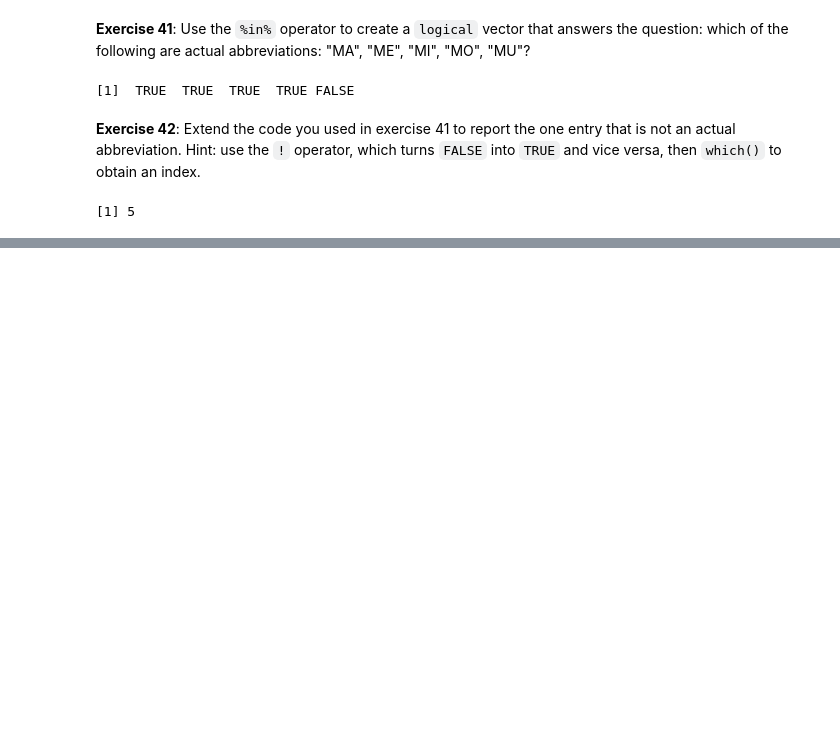
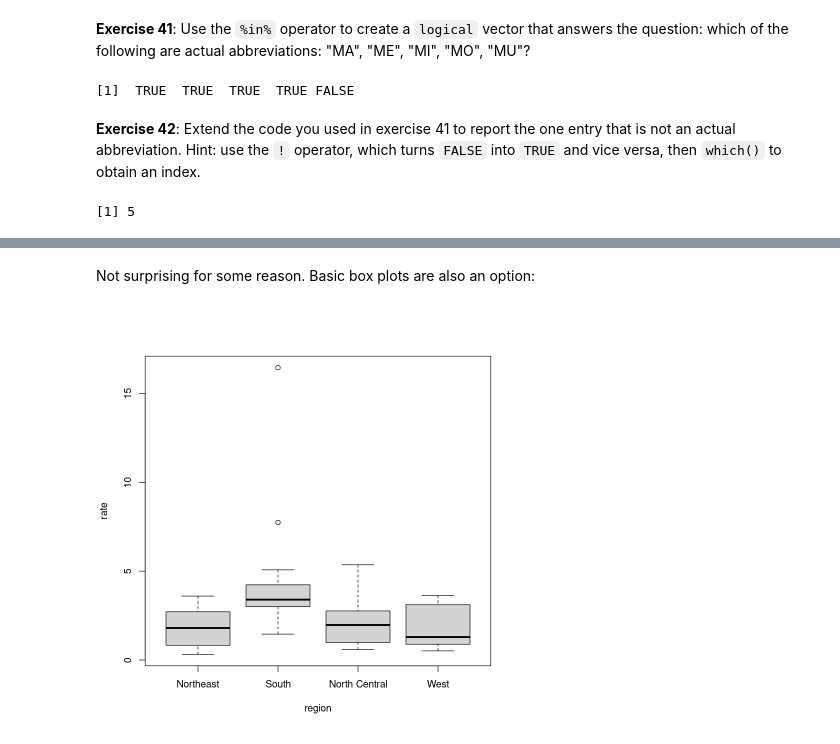
Before and after one commit to readyready15728/data-wrangling-and-visualization-with-r, a Jupyter notebook: 02_r_basics/02_r_basics.ipynb, the cells around one changed output, grey strips where cells are left out. Cells and saved outputs as stored; diff of their text form; code cells hidden in the pictures; blank space fills up the shorter version.

```diff
--- a/02_r_basics/02_r_basics.ipynb
+++ b/02_r_basics/02_r_basics.ipynb
@@ -1670,0 +1702,8 @@ which(!(c('MA', 'ME', 'MI', 'MO', 'MU') %in% murders$abb))
+# %% [markdown]
+Not surprising for some reason. Basic box plots are also an option:
+# %%
+murders$rate <- with(murders, total / population * 10^5)
+par(bg = 'white')
+boxplot(rate ~ region, data=murders)
+# %% [output]
+[figure, added]
```
Also changed, not shown: parts of 17 cells of this notebook.
